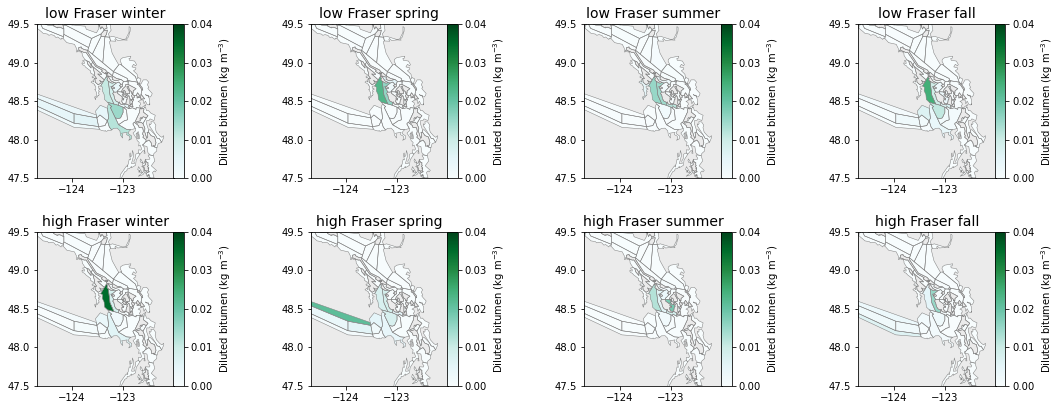
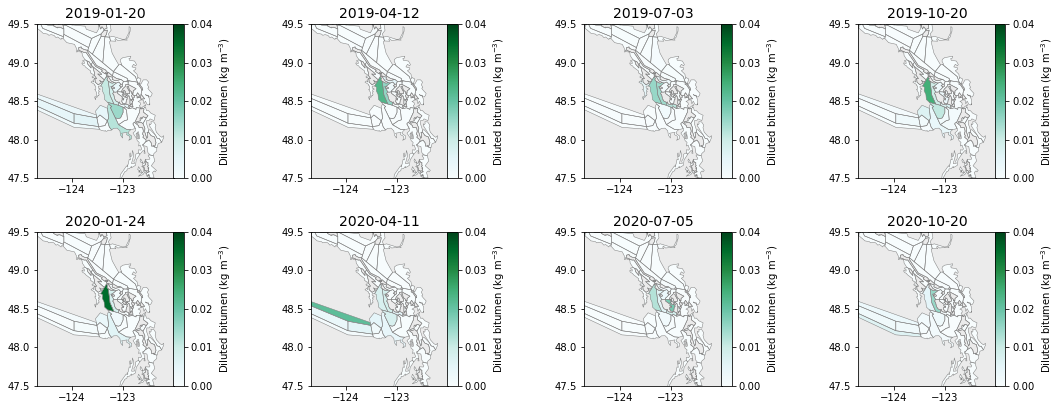
The notebook cell's code change between the first figure and the second:
--- before
+++ after
@@ -9,5 +9,5 @@
     date = str(oil_path).split(sep = '_')[3]
 
-    label = str(groups.conditions[date])
+    label = date #str(groups.conditions[date])
     oil_tb = file.variables['TPAH']
     oil_b = oil_tb.mean(axis=0)
@@ -38,5 +38,5 @@
     date = str(oil_path).split(sep = '_')[3]
 
-    label = str(groups.conditions[date])
+    label = date
     oil_tb = file.variables['TPAH']
     oil_b = oil_tb.mean(axis=0)
@@ -62,2 +62,3 @@
     #oil_df.plot(ax=ax, color='red',linewidths=0.5)
     position2 = position2+1
+fig.savefig("TP_TPAH_10day_average.png", dpi=300, bbox_inches='tight')

Commit: wip: update spill maps with dates for now